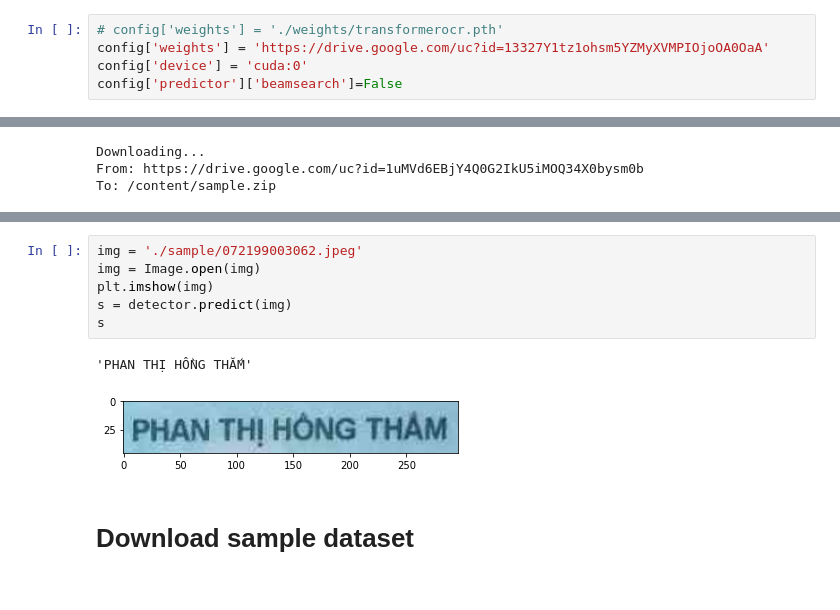
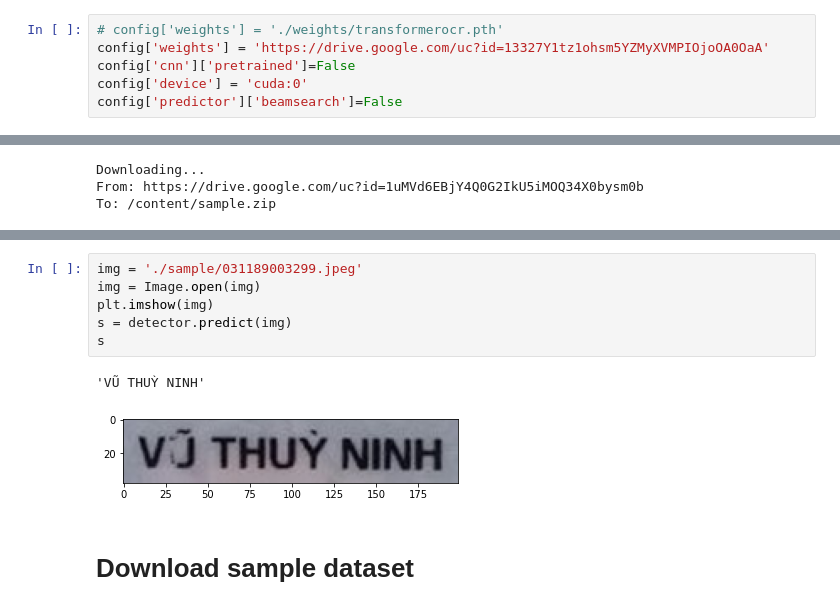
Before and after one commit to pbcquoc/vietocr, a Jupyter notebook: vietocr_gettingstart.ipynb, the cells around one changed output, grey strips where cells are left out. Drawn from its saved outputs; the diff is of its cells as text.

```diff
--- a/vietocr_gettingstart.ipynb
+++ b/vietocr_gettingstart.ipynb
@@ -29,6 +27,7 @@ Change weights to your weights or using default weights from our pretrained mode
 # %%
 # config['weights'] = './weights/transformerocr.pth'
 config['weights'] = 'https://drive.google.com/uc?id=13327Y1tz1ohsm5YZMyXVMPIOjoOA0OaA'
+config['cnn']['pretrained']=False
 config['device'] = 'cuda:0'
 config['predictor']['beamsearch']=False
 # %%
@@ -57,12 +52,12 @@ To: /content/sample.zip
 # %%
-img = './sample/072199003062.jpeg'
+img = './sample/031189003299.jpeg'
 img = Image.open(img)
 plt.imshow(img)
 s = detector.predict(img)
 s
 # %% [output]
-'PHAN THỊ HỒNG THẮM'
+'VŨ THUỲ NINH'
-[figure, old version]
+[figure, new version]
 # %% [markdown]
 # Download sample dataset
 # %%
```
Also changed, not shown: parts of 14 cells of this notebook.
